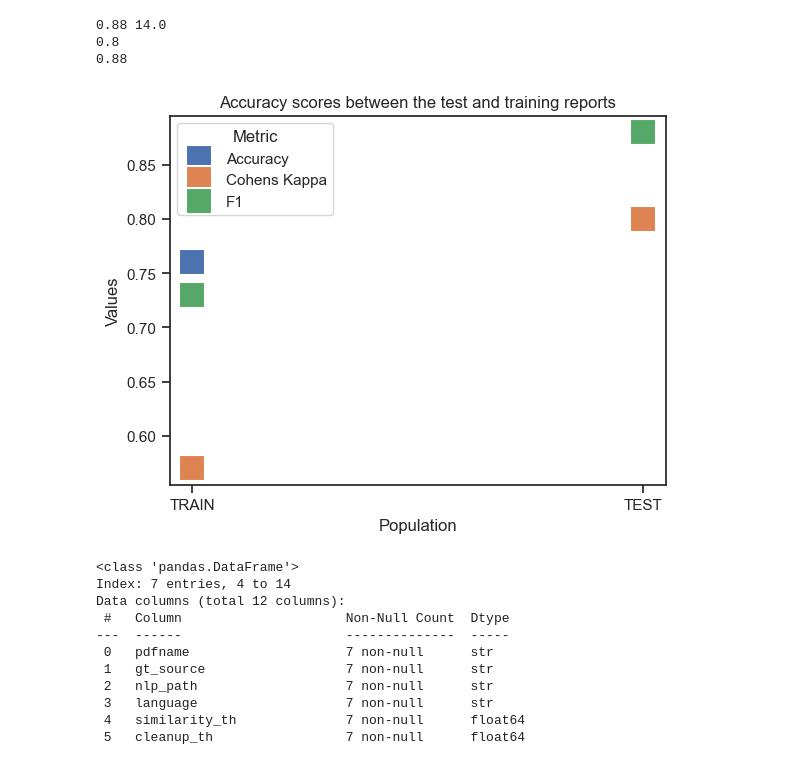
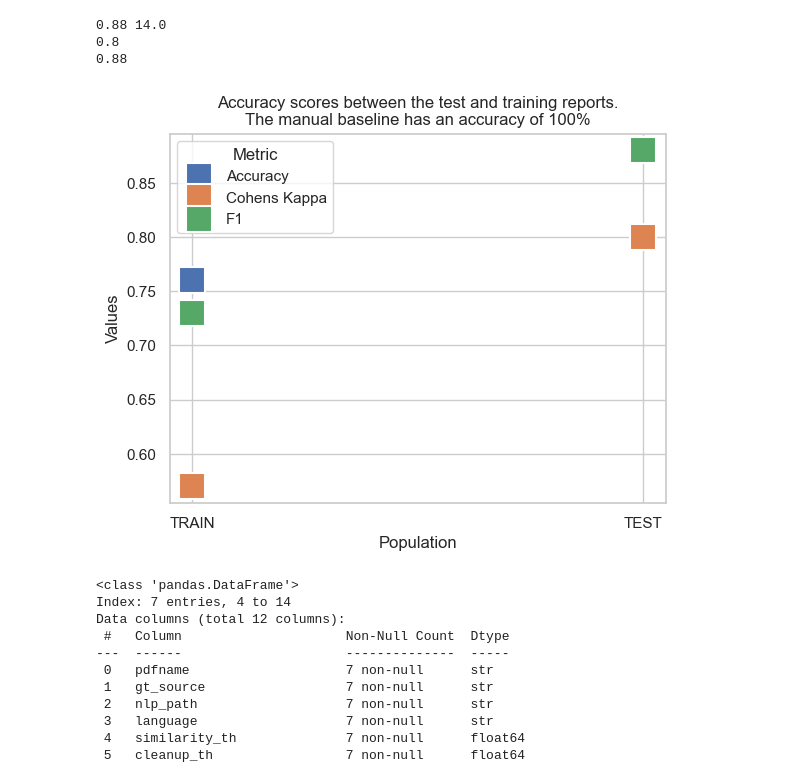
Before and after one commit to emw9805-notabot/ADSCert_project_Watson, a Jupyter notebook: Eval_metrics_MBL.ipynb, the cells around one changed output. Saved outputs shown, nothing was run; the diff lists cells and outputs as text; code cells hidden in the pictures.

```diff
--- a/Eval_metrics_MBL.ipynb
+++ b/Eval_metrics_MBL.ipynb
@@ -330,18 +330,18 @@ print(f1)
 # %%
 # line plot the accuracy results
 #fig, ax = plt.subplots
 accuracy_measures = {'Population': ['TRAIN', 'TRAIN','TRAIN', 'TEST', 'TEST', 'TEST'],
                     'Metric': ['Accuracy', 'Cohens Kappa' , 'F1' , 'Accuracy', 'Cohens Kappa' , 'F1'],
                     'Values': [0.76, 0.57, 0.73, as_frac, ck, f1]}
 acc_meas_df = pd.DataFrame(accuracy_measures)
 sns.set_theme(style='ticks')
-#sns.set_style('whitegrid')
+sns.set_style('whitegrid')
 sns.scatterplot(data = acc_meas_df, x = 'Population', y = 'Values', hue= 'Metric', marker = 's', s=350)
 
-plt.title('Accuracy scores between the test and training reports')
+plt.title('Accuracy scores between the test and training reports.\nThe manual baseline has an accuracy of 100%')
 plt.show()
 # %% [output]
-[figure, old version]
+[figure, new version]
 # %%
 # create a dataset containing results for boxplots - MBL popn
 
```
Also changed, not shown: parts of 1 cell of this notebook, 1 other file.
